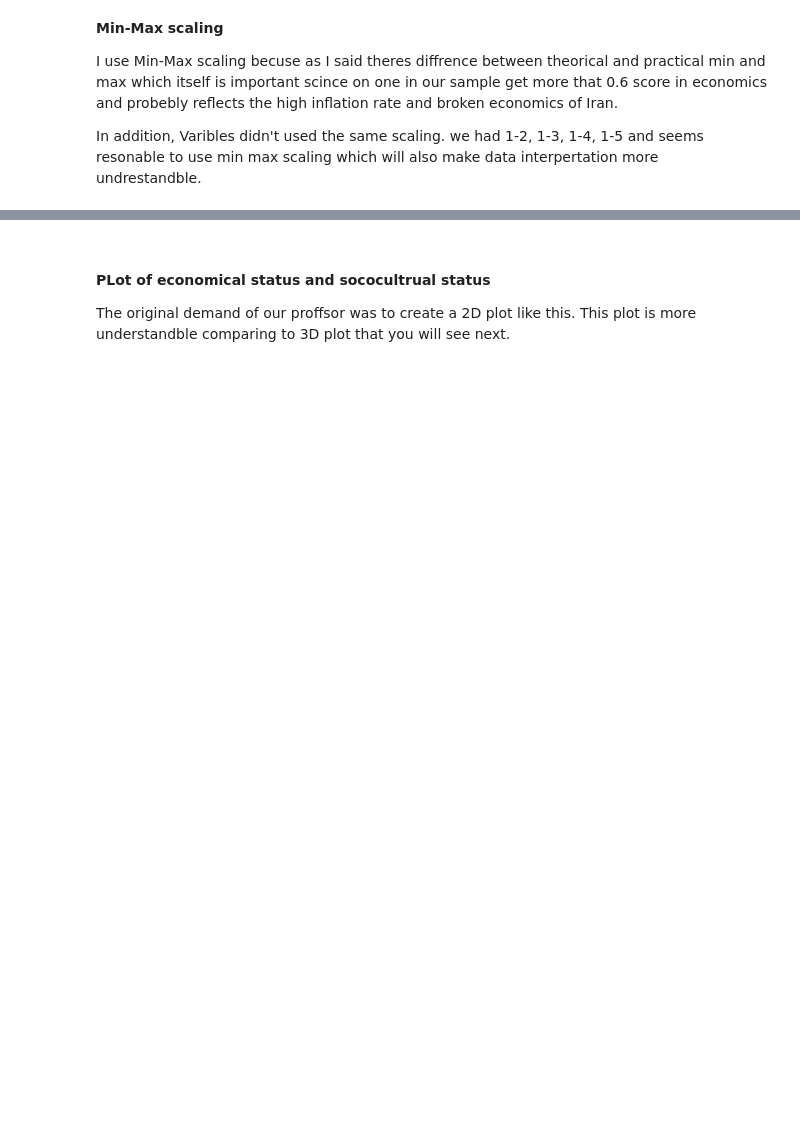
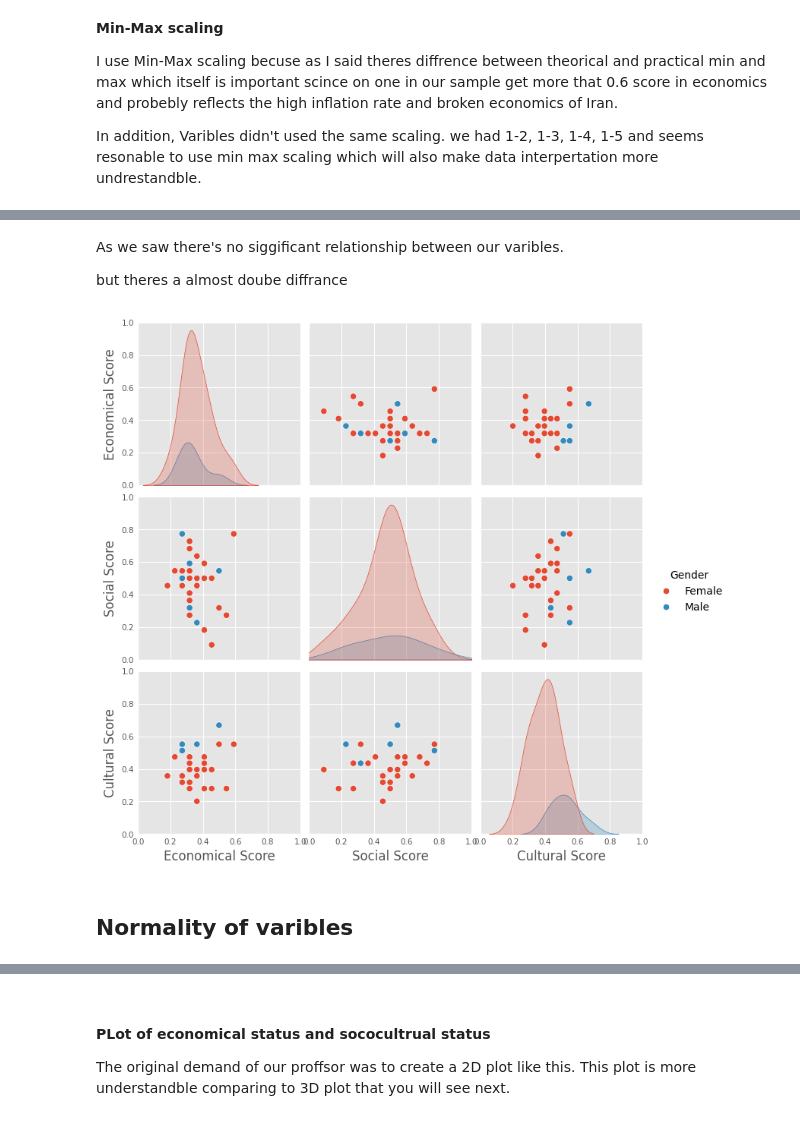
Before and after one commit to NajmehNyr/Social-Status-, a Jupyter notebook: social.ipynb, the cells around one changed output, grey strips where cells are left out. Drawn from its saved outputs; the diff is of its cells as text; code cells hidden in the pictures; blank space fills up the shorter version.

```diff
--- a/social.ipynb
+++ b/social.ipynb
@@ -239,0 +356,28 @@ ndf.head()
+# %% [markdown]
+As we saw there's no siggificant relationship between our varibles.
+
+but theres a almost doube diffrance
+# %%
+# @title
+# Map numerical gender to descriptive strings
+gender = {1: 'Female', 2: 'Male'}
+ndf['Gender'] = df['GENDER'].map(gender)
+
+# plot the data
+g = sns.pairplot(ndf[['ECO', 'SOC', 'CUL', 'Gender']], hue='Gender', kind='scatter')
+
+axes = g.axes.flatten()
+for ax in axes:
+  ax.set_xlim(0, 1)
+  ax.set_ylim(0, 1)
+  ax.tick_params(labelsize=7.5, length=0.2)
+  ax.grid(True)
+
+axes[0].set(ylabel='Economical Score'); axes[8].set(xlabel='Cultural Score')
+axes[3].set(ylabel='Social Score');     axes[7].set(xlabel='Social Score')
+axes[6].set(ylabel='Cultural Score',    xlabel='Economical Score')
+
+plt.show()
+ndf.drop('Gender', axis=1, inplace=True)
+# %% [output]
+[figure, added]
@@ -239,0 +401,2 @@ ndf.head()
+# %% [markdown]
+## Normality of varibles
```
Also changed, not shown: parts of 54 cells of this notebook.
